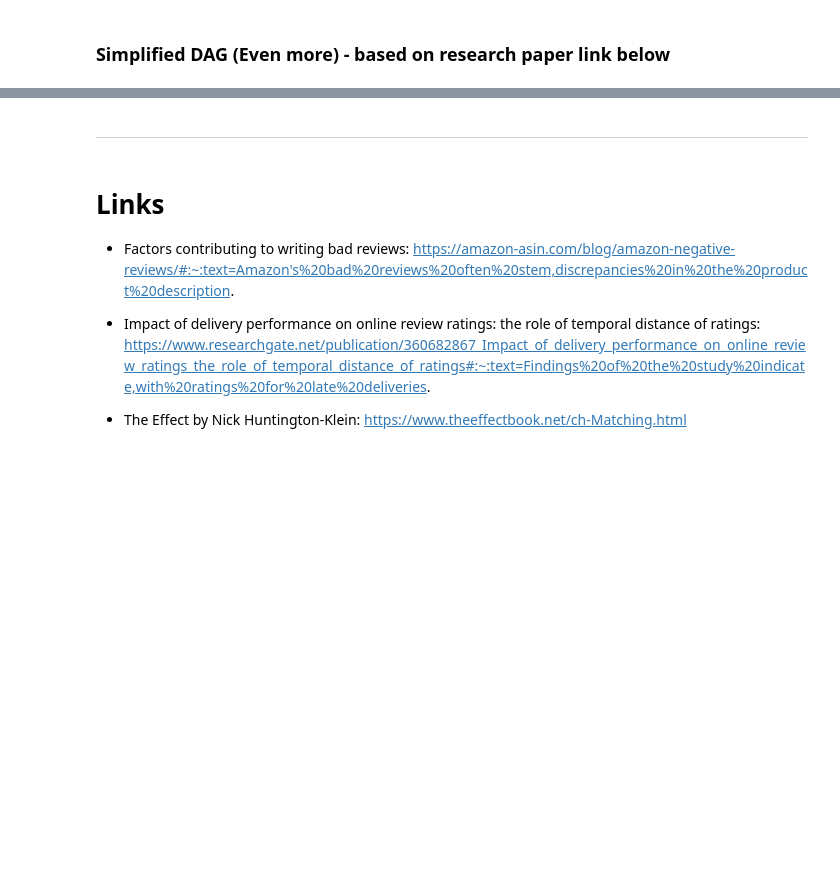
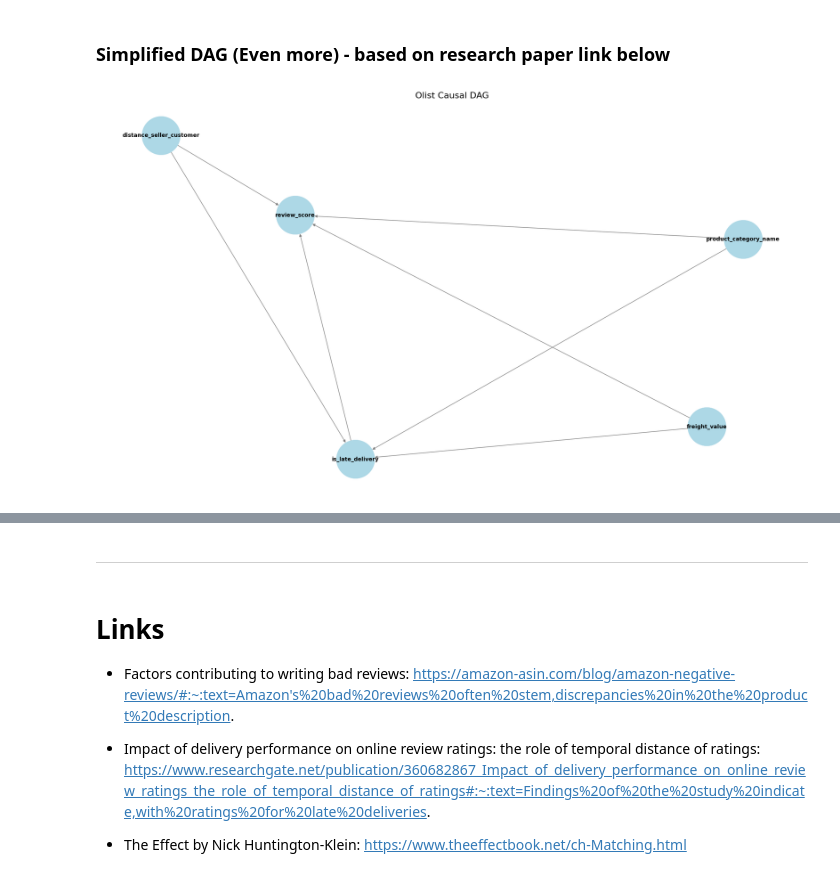
Before and after one commit to menni99/causal-attribution-analysis, a Jupyter notebook: resources/dev/analysis_v0.ipynb, the cells around one changed output, grey strips where cells are left out. Drawn from its saved outputs; the diff is of its cells as text; code cells hidden in the pictures; blank space fills up the shorter version.

```diff
--- a/resources/dev/analysis_v0.ipynb
+++ b/resources/dev/analysis_v0.ipynb
@@ -396,52 +404,40 @@ nodes = [
     "review_score",
     "distance_seller_customer",
     "product_category_name",
-    "product_size",
-    "days_in_delivery",
-    "average_seller_rating",
-    "temporal_distance",
-    "is_product_quality_ok_UNMEASURED",
-    "customer_service_experience_UNMEASURED",
-    "expectation_met_UNMEASURED",
     "freight_value"
 ]
 G.add_nodes_from(nodes)
 
 
 # Add edges (relationships)
 edges = [
-    ("is_late_delivery", "review_score"),
+
+    ('is_late_delivery', 'review_score'),
     ("distance_seller_customer", "is_late_delivery"),
     ("distance_seller_customer", "review_score"),
     ("product_category_name", "is_late_delivery"),
     ("product_category_name", "review_score"),
-    ("product_category_name", "product_size"),
-    ("days_in_delivery", "is_late_delivery"),
-    ("is_product_quality_ok_UNMEASURED", "review_score"),
-    ("customer_service_experience_UNMEASURED", "review_score"),
-    ("expectation_met_UNMEASURED", "review_score"),
-    ("weather_condition_UNMEASURED", "is_late_delivery"),
-    ("average_seller_rating", "is_late_delivery"),
-    ("temporal_distance", "review_score"),
-    ("freight_value", "review_score"),
-    ("temporal_distance", "is_late_delivery"),
+    ("freight_value", "is_late_delivery"),
+    ("freight_value", "review_score")
 ]
 G.add_edges_from(edges)
 
 # Set up the plot
 plt.figure(figsize=(18, 10))
 pos = nx.spring_layout(G, k=0.9, iterations=50)
 
 # Draw the graph
 nx.draw(G, pos, with_labels=True, node_color='lightblue',
-        node_size=3000, font_size=8, font_weight='bold',
+        node_size=5000, font_size=10, font_weight='bold',
         arrows=True, edge_color='gray')
 
 # Add edge labels
 edge_labels = {(u, v): '' for (u, v) in G.edges()}
 nx.draw_networkx_edge_labels(G, pos, edge_labels=edge_labels, font_size=6)
 
 # Show the plot
 plt.title("Olist Causal DAG", fontsize=16)
 plt.axis('off')
 plt.show()
+# %% [output]
+[figure, added]
```
Also changed, not shown: parts of 21 cells of this notebook, 1 other file.
